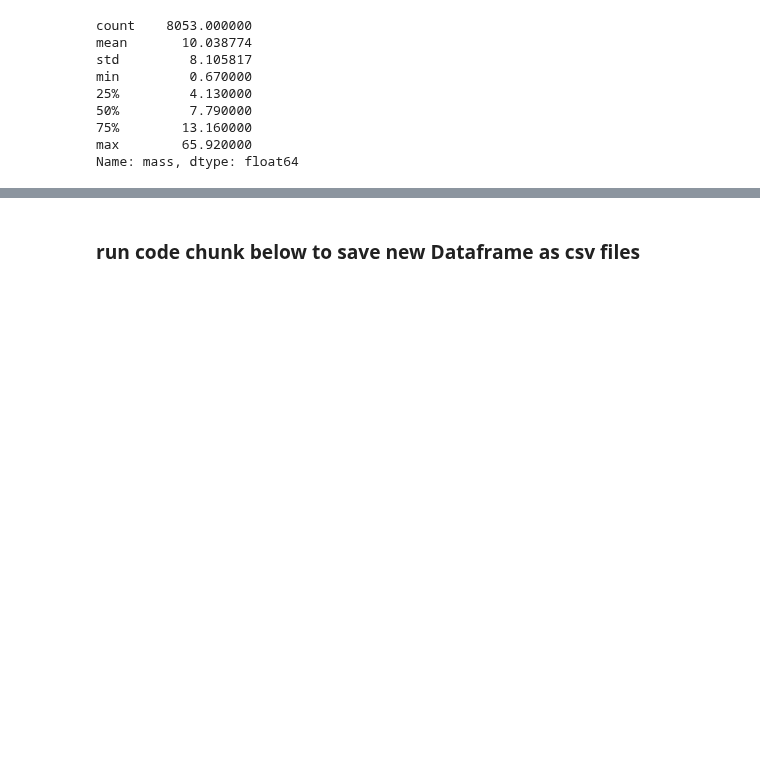
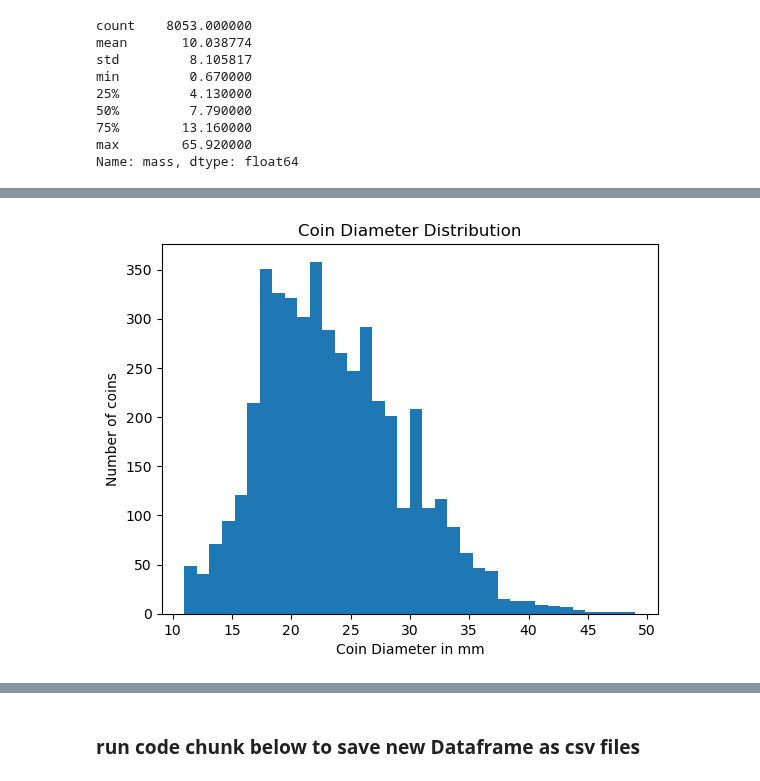
Before and after one commit to vbalalian/data-portfolio, a Jupyter notebook: Roman_coins/Roman_Coin_Webscraping.ipynb, the cells around one changed output, grey strips where cells are left out. Drawn from its saved outputs; the diff is of its cells as text; code cells hidden in the pictures; blank space fills up the shorter version.

```diff
--- a/Roman_coins/Roman_Coin_Webscraping.ipynb
+++ b/Roman_coins/Roman_Coin_Webscraping.ipynb
@@ -618,0 +646,6 @@ plt.show()
+# %%
+plt.hist(x=roman_coins.query("diameter > 10 and diameter < 50")['diameter'].dropna(), bins=36)
+plt.title('Coin Diameter Distribution'); plt.xlabel('Coin Diameter in mm'); plt.ylabel('Number of coins')
+plt.show()
+# %% [output]
+[figure, added]
```
Also changed, not shown: parts of 8 cells of this notebook.
